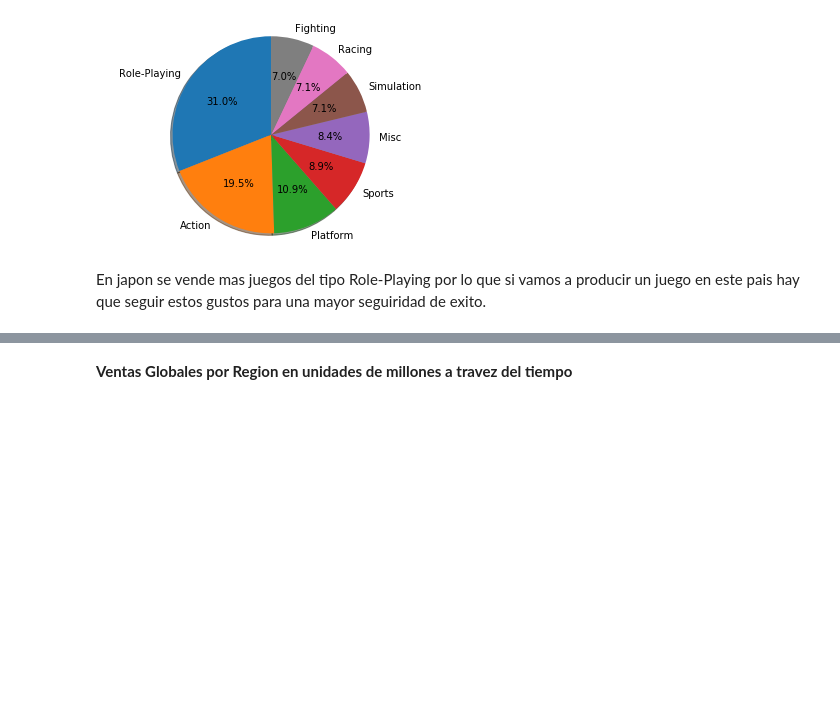
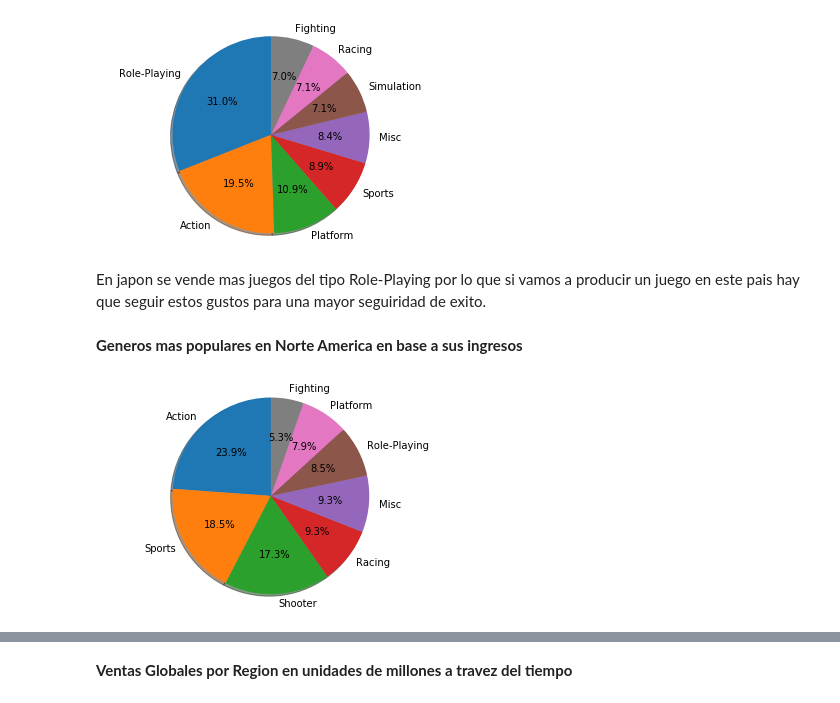
Before and after one commit to JosueStudent/Mineria_de_Datos, a Jupyter notebook: Avance PIA/PIA V2.ipynb, the cells around one changed output, grey strips where cells are left out. Cells and saved outputs as stored; diff of their text form; code cells hidden in the pictures; blank space fills up the shorter version.

```diff
--- a/Avance PIA/PIA V2.ipynb
+++ b/Avance PIA/PIA V2.ipynb
@@ -346,3 +379,13 @@ plt.show()
 [figure]
 # %% [markdown]
 En japon se vende mas juegos del tipo Role-Playing por lo que si vamos a producir un juego en este pais hay que seguir estos gustos para una mayor seguiridad de exito.
+# %% [markdown]
+**Generos mas populares en Norte America en base a sus ingresos**
+# %%
+NGenNA=Data5.groupby('Genero').sum().V_NA.sort_values(ascending=False).head(8)
+fig1, ax1 = plt.subplots()
+ax1.pie(NGenNA, labels=NGenNA.index, autopct='%1.1f%%',shadow=True, startangle=90)
+ax1.axis('equal')  # Equal aspect ratio ensures that pie is drawn as a circle.
+plt.show()
+# %% [output]
+[figure, added]
```
Also changed, not shown: parts of 17 cells of this notebook.
